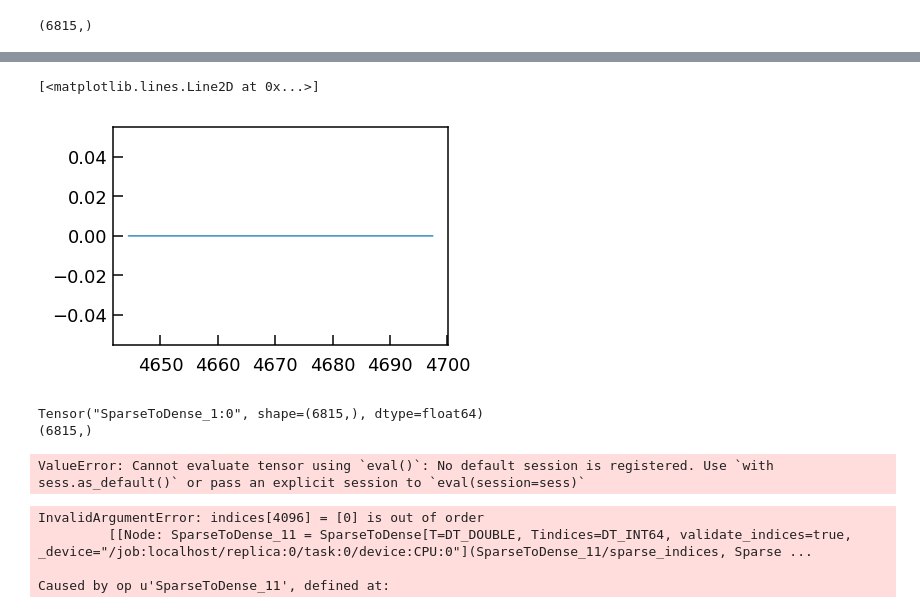
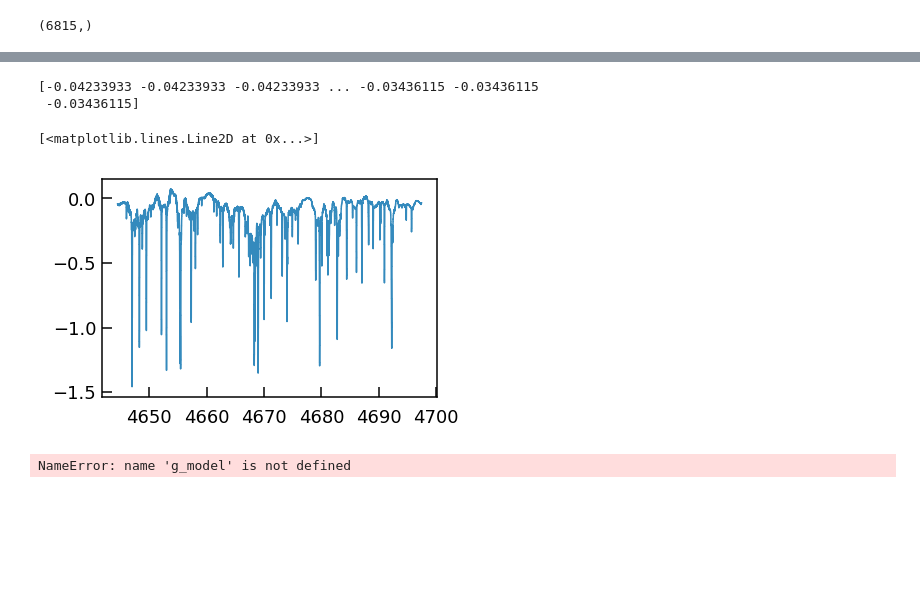
Before and after one commit to megbedell/wobble, a Jupyter notebook: notebooks/wobbleflow.ipynb, the cells around one changed output, grey strips where cells are left out. Cells and saved outputs as stored; diff of their text form; code cells hidden in the pictures; blank space fills up the shorter version.

```diff
--- a/notebooks/wobbleflow.ipynb
+++ b/notebooks/wobbleflow.ipynb
@@ -102,22 +117,12 @@ print np.shape(dense)
+# %%
+print params_model
+plt.step(np.exp(model_xs), params_model)
+# %% [output]
+[-0.04233933 -0.04233933 -0.04233933 ... -0.03436115 -0.03436115
+ -0.03436115]
+[<matplotlib.lines.Line2D at 0x...>]
+[figure, added]
 # %%
-plt.step(np.exp(model_xs), dense)
+plt.step(np.exp(model_xs), g_model)
 # %% [output]
-[<matplotlib.lines.Line2D at 0x...>]
+NameError: name 'g_model' is not defined
-[figure, removed]
-# %%
-g_model_dense = tf.sparse_to_dense(g_model[0].indices, g_model[0].dense_shape, g_model[0].values)
-print g_model_dense
-print g_model_dense.get_shape()
-print g_model_dense.eval()
-# %% [output]
-Tensor("SparseToDense_1:0", shape=(6815,), dtype=float64)
-(6815,)
-ValueError: Cannot evaluate tensor using `eval()`: No default session is registered. Use `with sess.as_default()` or pass an explicit session to `eval(session=sess)`
-# %%
-with tf.Session() as session:
-    print g_model_dense.eval()
-# %% [output]
-InvalidArgumentError: indices[4096] = [0] is out of order
-         [[Node: SparseToDense_11 = SparseToDense[T=DT_DOUBLE, Tindices=DT_INT64, validate_indices=true, _device="/job:localhost/replica:0/task:0/device:CPU:0"](SparseToDense_11/sparse_indices, Sparse ...
-
-Caused by op u'SparseToDense_11', defined at:
```
Also changed, not shown: parts of 13 cells of this notebook, 1 other file.
